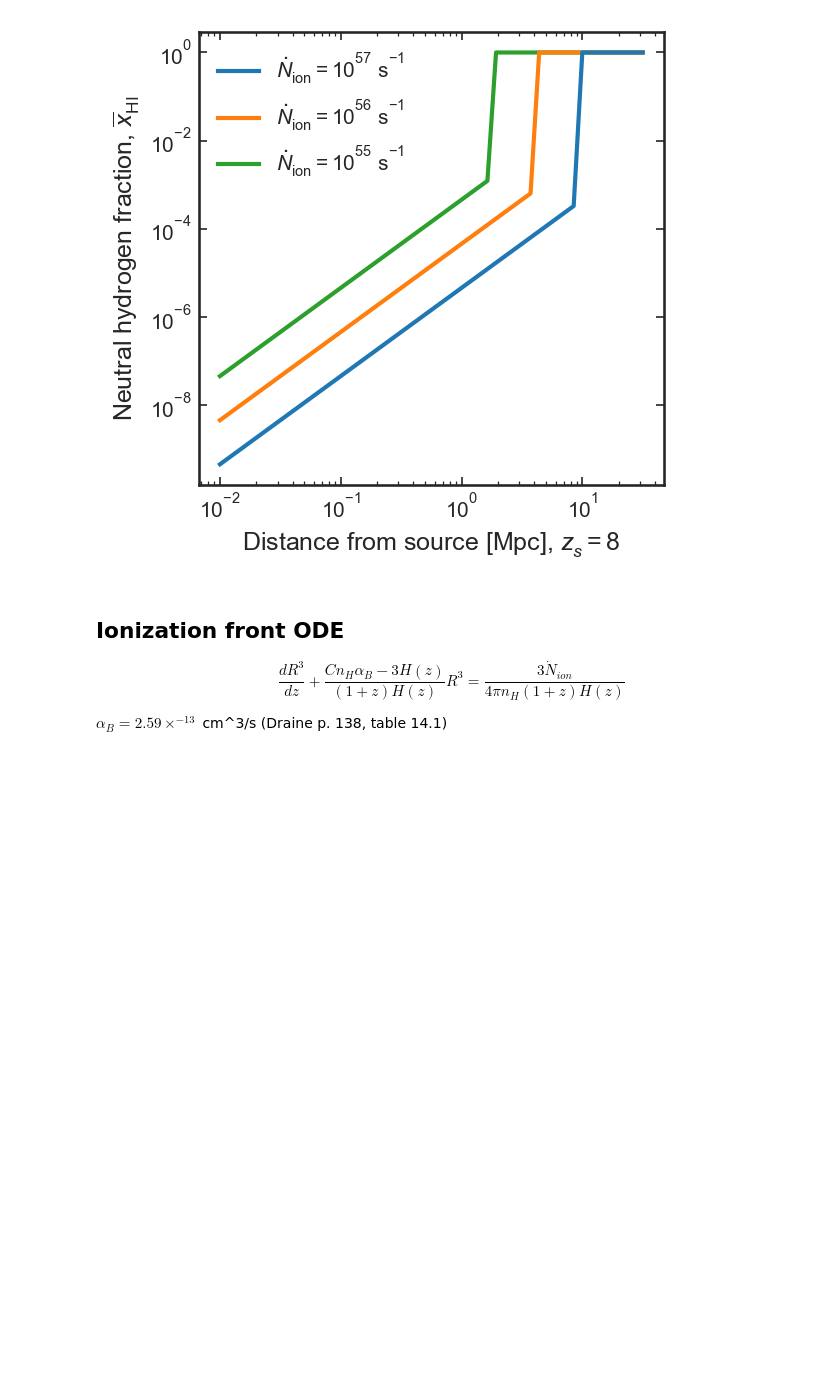
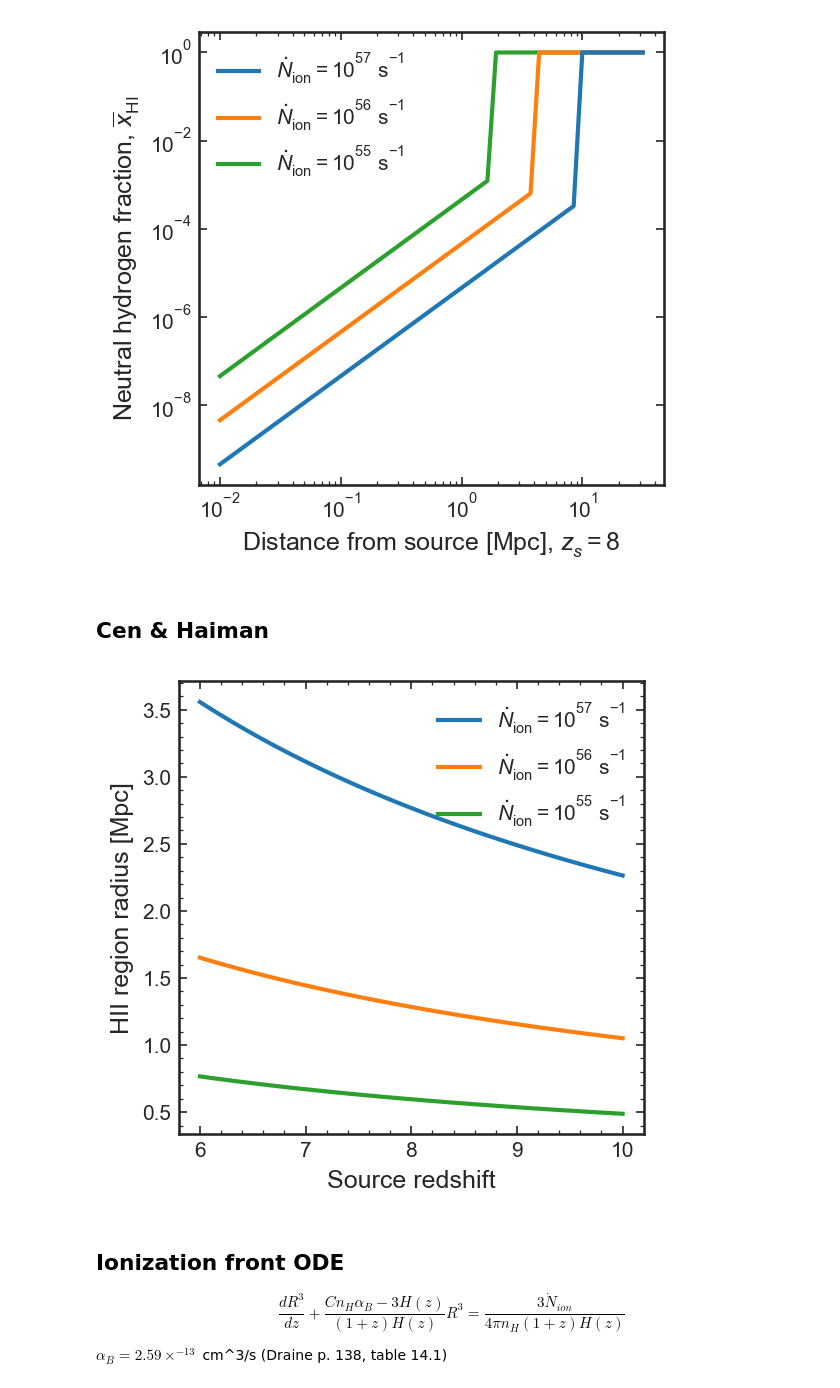
Before and after one commit to charlottenosam/LyaLineshapes, a Jupyter notebook: notebooks/bubble_size_lya_DV.ipynb, the cells around one changed output. Saved outputs shown, nothing was run; the diff lists cells and outputs as text; code cells hidden in the pictures; blank space fills up the shorter version.

```diff
--- a/notebooks/bubble_size_lya_DV.ipynb
+++ b/notebooks/bubble_size_lya_DV.ipynb
@@ -179,7 +182,7 @@ def z_bubble(R_bubble, z_s=7.):
 nu_H    = (13.6*u.eV/const.h).to(u.Hz)
 h_erg_s = (const.h).to(u.erg * u.s)
 
-def R_bubble_norecombine(z_s, Ndot_ion=2.e57/u.s, C=3., alpha_B=2.59e-13*u.cm**3./u.s):
+def R_bubble_Stromgren(z_s, Ndot_ion=2.e57/u.s, C=3., alpha_B=2.59e-13*u.cm**3./u.s):
     """
     Stromgren sphere solution (ionization equilibrium)
     """
@@ -261,6 +264,25 @@ plt.savefig('../figs/x_HI_noBG.pdf')
 9.96772897802537e+55 1 / s
 9.967728978025371e+54 1 / s
 [figure]
+# %% [markdown]
+## Cen & Haiman
+# %%
+# Radius of HII region as a function of z
+ztab = np.linspace(6., 10)
+
+Ndot_ion_tab = [1.e57, 1.e56, 1.e55]
+for Ndot_ion in Ndot_ion_tab:
+    plt.plot(ztab, R_bubble_CenHaiman2000(ztab, Ndot_ion=Ndot_ion/u.s),
+             label='$\dot{N}_\mathrm{ion} = 10^{%.0f}$ s$^{-1}$' % np.log10(Ndot_ion))
+
+plt.legend(loc='upper right')
+
+plt.xlabel('Source redshift')
+plt.ylabel('HII region radius [Mpc]')
+
+plt.savefig('../figs/R_HII_CenHaiman2000.pdf')
+# %% [output]
+[figure, added]
 # %% [markdown]
 ## Ionization front ODE
 
```
Also changed, not shown: parts of 38 cells of this notebook, 3 other files.
